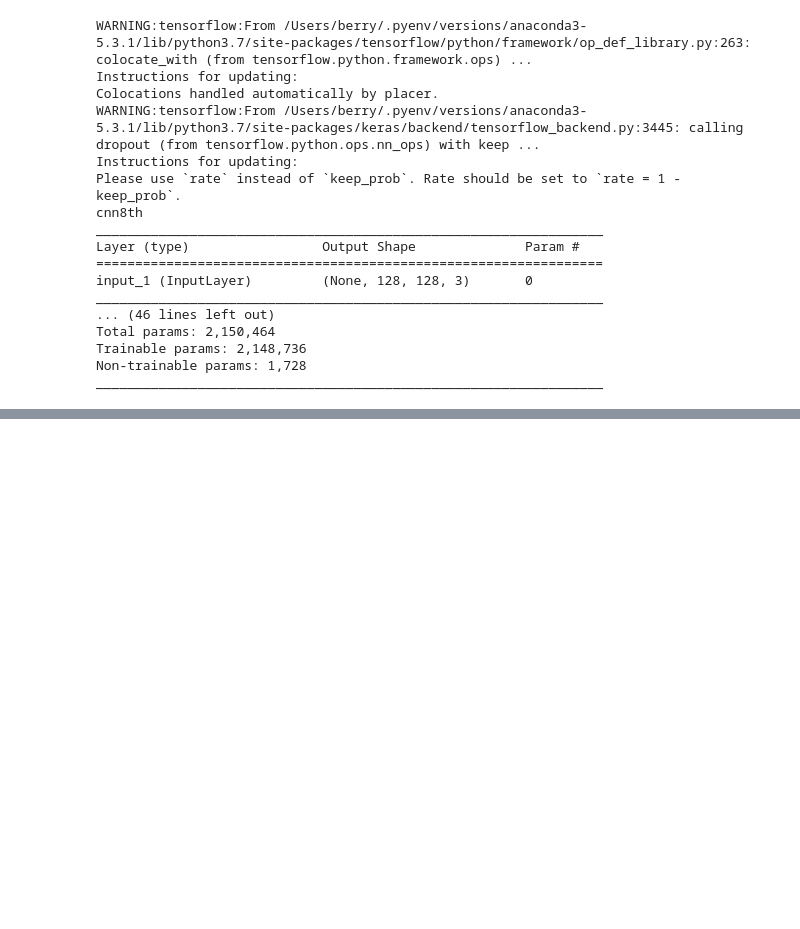
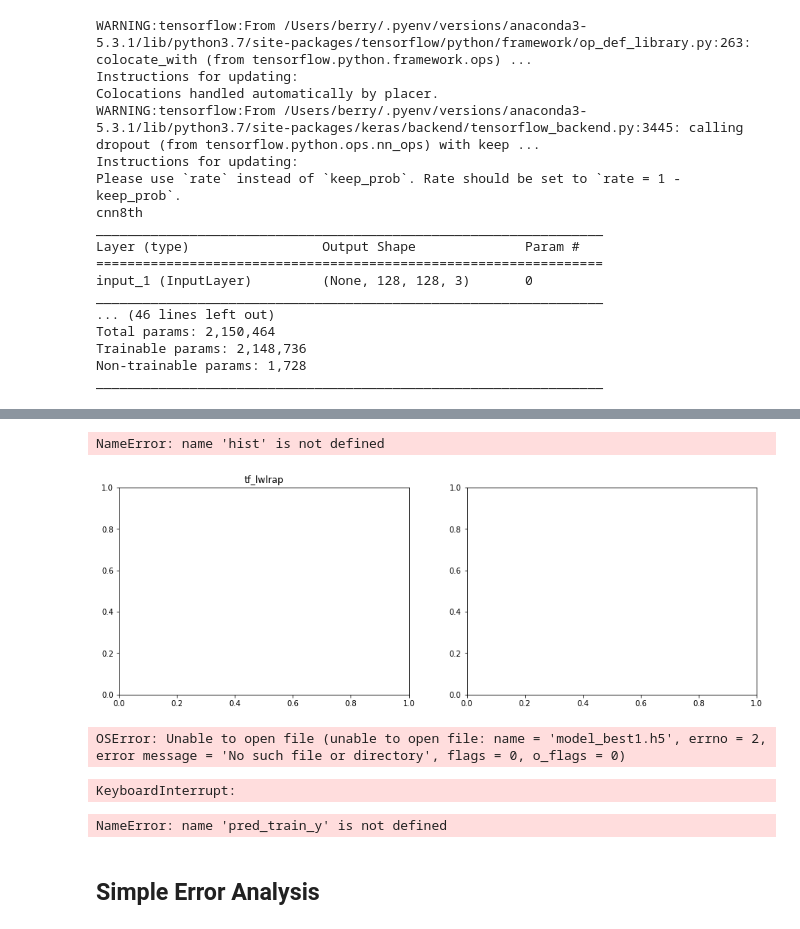
Before and after one commit to icebee16/kaggle_freesound, a Jupyter notebook: notebook/2012_on_2011.ipynb, the cells around one changed output, grey strips where cells are left out. Cells and saved outputs as stored; diff of their text form; code cells hidden in the pictures; blank space fills up the shorter version.

```diff
--- a/notebook/2012_on_2011.ipynb
+++ b/notebook/2012_on_2011.ipynb
@@ -473,0 +787,38 @@ _________________________________________________________________
+# %%
+fig, ax = plt.subplots(1, 2, figsize=(15,5))
+ax[0].set_title('tf_lwlrap')
+ax[0].plot(hist.epoch, hist.history["tf_lwlrap"], label="Train lwlrap")
+ax[0].plot(hist.epoch, hist.history["val_tf_lwlrap"], label="Validation lwlrap")
+ax[1].set_title('categorical_accuracy')
+ax[1].plot(hist.epoch, hist.history["categorical_accuracy"], label="Train categorical_accuracy")
+ax[1].plot(hist.epoch, hist.history["val_categorical_accuracy"], label="Validation categorical_accuracy")
+ax[0].legend()
+ax[1].legend()
+# %% [output]
+NameError: name 'hist' is not defined
+[figure, added]
+# %%
+model.load_weights(checkpoint_file[0])
+
+validation_generator = FATTrainDataset.create_generator(
+      x_val, y_val, BATCH_SIZE, (SIZE,SIZE,3), augument=False, shuffling=False)
+pred_val_y = model.predict_generator(validation_generator,steps=val_steps,verbose=1)
+
+for kk in range(len(TTA)):
+
+    for ii in range(TTA[kk]):
+        validation_generator = FATTrainDataset.create_generator(
+          x_val, y_val, BATCH_SIZE, (SIZE,SIZE,3), augument=False, shuffling=False)
+
+        pred_val_y += model.predict_generator(validation_generator,steps=val_steps,verbose=1)
+
+    if kk+1 < len(TTA) and TTA[kk+1] > 0:
+        model.load_weights(checkpoint_file[kk+1])
+# %% [output]
+OSError: Unable to open file (unable to open file: name = 'model_best1.h5', errno = 2, error message = 'No such file or directory', flags = 0, o_flags = 0)
+# %%
+train_generator = FATTrainDataset.create_generator(
+    x_trn, y_trn, BATCH_SIZE, (SIZE,SIZE,3), augument=False, shuffling=False)
+pred_train_y = model.predict_generator(train_generator,steps=train_steps,verbose=1)
+# %% [output]
+KeyboardInterrupt:
@@ -473,0 +836,11 @@ _________________________________________________________________
+# %%
+print("lwlrap from sklearn.metrics for training data =", calculate_overall_lwlrap_sklearn(y_trn, pred_train_y))
+print("val lwlrap from sklearn.metrics =", calculate_overall_lwlrap_sklearn(y_val, pred_val_y/10))
+
+score, weight = calculate_per_class_lwlrap(y_val, pred_val_y)
+lwlrap = (score * weight).sum()
+print('direct calculation of val lwlrap : %.4f' % (lwlrap))
+# %% [output]
+NameError: name 'pred_train_y' is not defined
+# %% [markdown]
+## Simple Error Analysis
```
Also changed, not shown: parts of 63 cells of this notebook.
